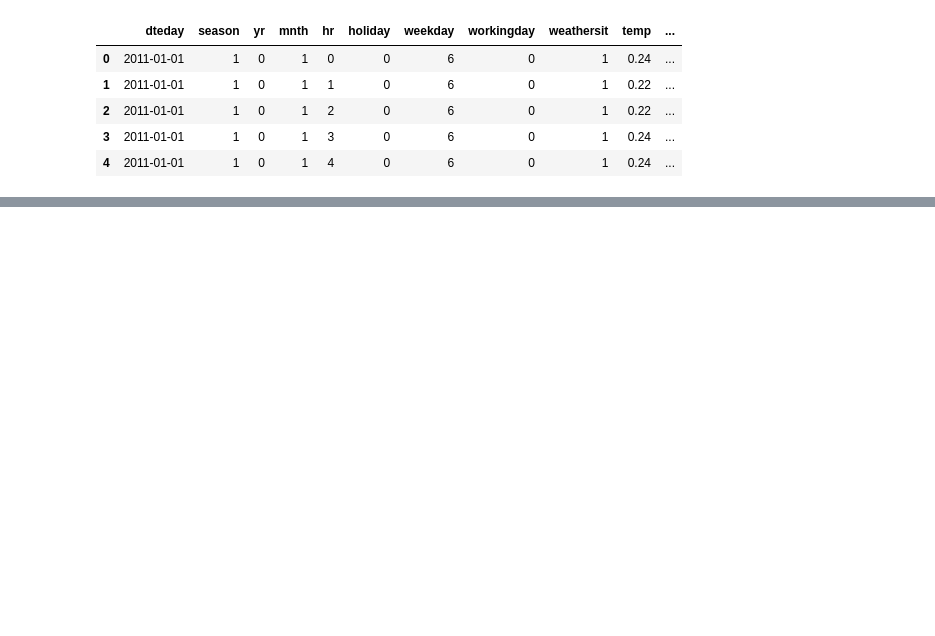
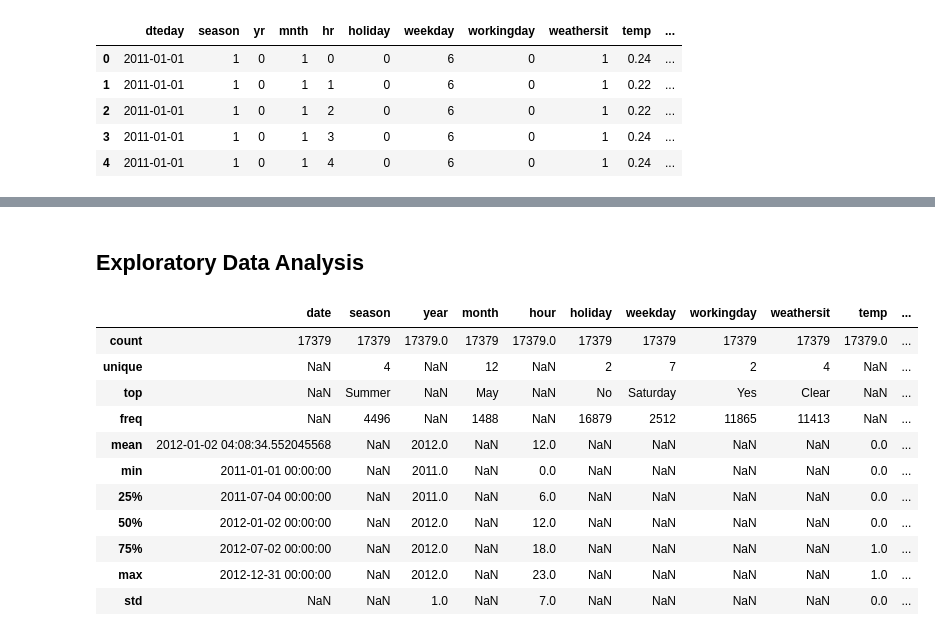
Before and after one commit to RizkiLaksanaPutra/Bike-Sharing-EDA, a Jupyter notebook: notebook.ipynb, the cells around one changed output, grey strips where cells are left out. Saved outputs shown, nothing was run; the diff lists cells and outputs as text; code cells hidden in the pictures; blank space fills up the shorter version.

```diff
--- a/notebook.ipynb
+++ b/notebook.ipynb
@@ -171,13 +172,7 @@ df_hour.head()
 | 3 | 2011-01-01 | 1 | 0 | 1 | 3 | 0 | 6 | 0 | 1 | 0.24 | ... |
 | 4 | 2011-01-01 | 1 | 0 | 1 | 4 | 0 | 6 | 0 | 1 | 0.24 | ... |
 # %%
-df_hour.rename(columns = {
-    'dteday': 'date',
-    'yr': 'year',
-    'mnth': 'month',
-    'hr': 'hour',
-    'hum': 'humidity',
-    'cnt': 'count'
-}, inplace = True)
+rename = {'dteday': 'date', 'yr': 'year', 'mnth': 'month', 'hr': 'hour', 'hum': 'humidity', 'cnt': 'count'}
 
-df_hour.head()
+df_hour.rename(columns=rename, inplace=True)
+df_day.rename(columns=rename, inplace=True)
@@ -209,3 +178,0 @@ df_day.head()
-# %%
-df_day['date'] = pd.to_datetime(df_day['date'])
-df_hour['date'] = pd.to_datetime(df_hour['date'])
@@ -238,0 +305,17 @@ memory usage: 85.8 KB
+# %% [markdown]
+## Exploratory Data Analysis
+# %%
+df_hour.describe(include = 'all').round()
+# %% [output]
+|  | date | season | year | month | hour | holiday | weekday | workingday | weathersit | temp | ... |
+| count | 17379 | 17379 | 17379.0 | 17379 | 17379.0 | 17379 | 17379 | 17379 | 17379 | 17379.0 | ... |
+| unique | NaN | 4 | NaN | 12 | NaN | 2 | 7 | 2 | 4 | NaN | ... |
+| top | NaN | Summer | NaN | May | NaN | No | Saturday | Yes | Clear | NaN | ... |
+| freq | NaN | 4496 | NaN | 1488 | NaN | 16879 | 2512 | 11865 | 11413 | NaN | ... |
+| mean | 2012-01-02 04:08:34.552045568 | NaN | 2012.0 | NaN | 12.0 | NaN | NaN | NaN | NaN | 0.0 | ... |
+| min | 2011-01-01 00:00:00 | NaN | 2011.0 | NaN | 0.0 | NaN | NaN | NaN | NaN | 0.0 | ... |
+| 25% | 2011-07-04 00:00:00 | NaN | 2011.0 | NaN | 6.0 | NaN | NaN | NaN | NaN | 0.0 | ... |
+| 50% | 2012-01-02 00:00:00 | NaN | 2012.0 | NaN | 12.0 | NaN | NaN | NaN | NaN | 0.0 | ... |
+| 75% | 2012-07-02 00:00:00 | NaN | 2012.0 | NaN | 18.0 | NaN | NaN | NaN | NaN | 1.0 | ... |
+| max | 2012-12-31 00:00:00 | NaN | 2012.0 | NaN | 23.0 | NaN | NaN | NaN | NaN | 1.0 | ... |
+| std | NaN | NaN | 1.0 | NaN | 7.0 | NaN | NaN | NaN | NaN | 0.0 | ... |
```
Also changed, not shown: parts of 22 cells of this notebook.
